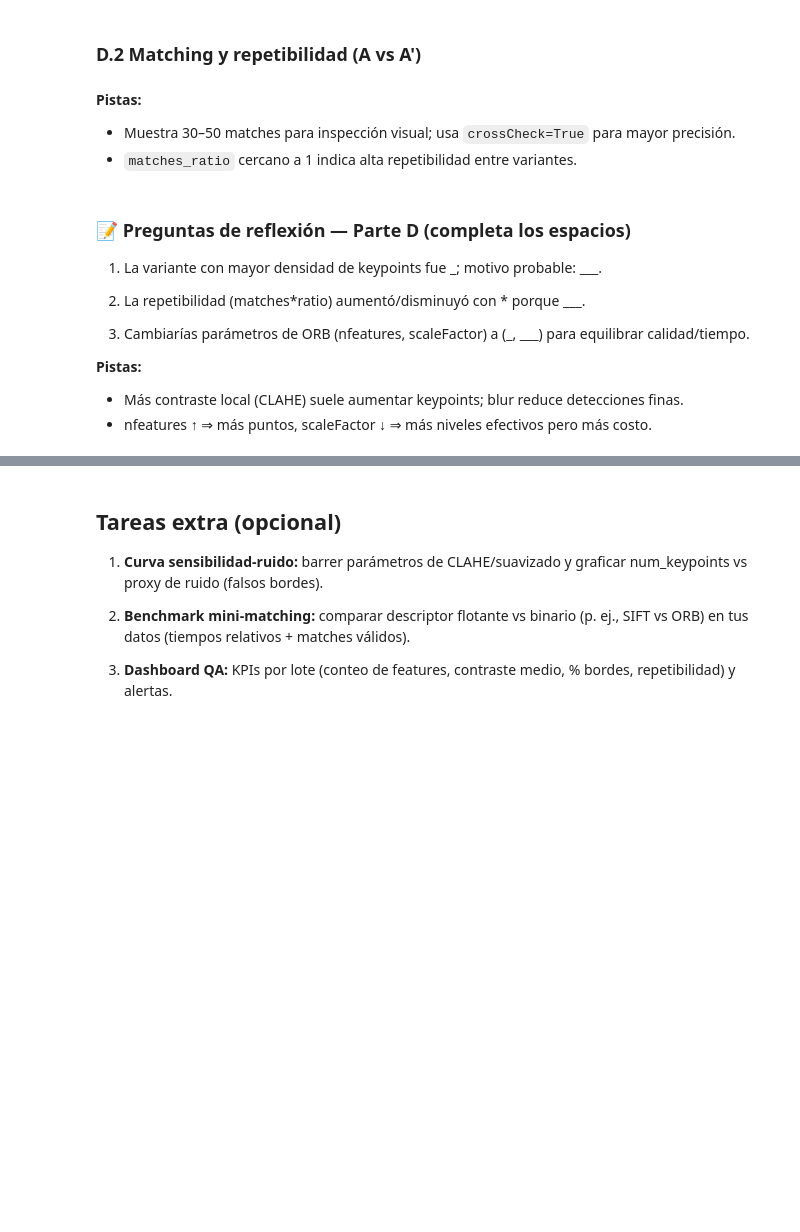
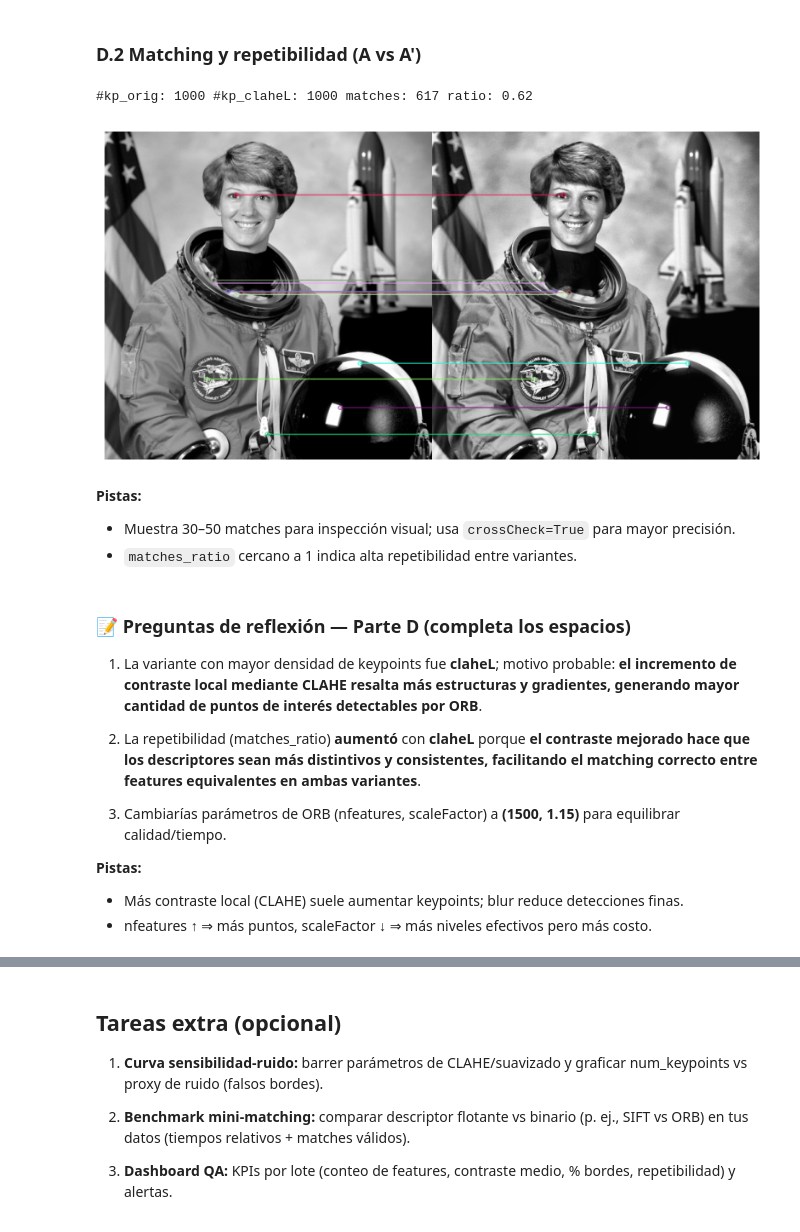
Before and after one commit to chihiroarias/Ingenieria-de-datos, a Jupyter notebook: Practicos/Practico_13.ipynb, the cells around one changed output, grey strips where cells are left out. Saved outputs shown, nothing was run; the diff lists cells and outputs as text; code cells hidden in the pictures; blank space fills up the shorter version.

```diff
--- a/Practicos/Practico_13.ipynb
+++ b/Practicos/Practico_13.ipynb
@@ -260,7 +294,7 @@ variants = {
 }
 
 # ORB (rápido, binario)
-orb = cv2.ORB_create(nfeatures=____, scaleFactor=____, nlevels=____)
+orb = cv2.ORB_create(nfeatures=1000, scaleFactor=1.2, nlevels=8)
 
 kp_stats = []
 overlay_examples = []
@@ -287,17 +328,20 @@ plt.tight_layout(); plt.show()
 # %%
 # Emparejar orig vs claheL con ORB
 kp1, des1 = orb.detectAndCompute(variants["orig"], None)
 kp2, des2 = orb.detectAndCompute(variants["claheL"], None)
 
 bf = cv2.BFMatcher(cv2.NORM_HAMMING, crossCheck=True)
 matches = bf.match(des1, des2) if (des1 is not None and des2 is not None) else []
 matches = sorted(matches, key=lambda m: m.distance)
 
 matches_ratio = (len(matches) / max(1, min(len(kp1), len(kp2)))) if (len(kp1) and len(kp2)) else 0.0
 print("#kp_orig:", len(kp1), "#kp_claheL:", len(kp2), "matches:", len(matches), "ratio:", round(matches_ratio,2))
 
-img_match = cv2.drawMatches(variants["orig"], kp1, variants["claheL"], kp2, matches[:____], None, flags=2)
+img_match = cv2.drawMatches(variants["orig"], kp1, variants["claheL"], kp2, matches[:10], None, flags=2)
 plt.figure(figsize=(12,5)); plt.imshow(img_match, cmap="gray"); plt.axis("off"); plt.show()
+# %% [output]
+#kp_orig: 1000 #kp_claheL: 1000 matches: 617 ratio: 0.62
+[figure, added]
 # %% [markdown]
 **Pistas:**
 
@@ -306,11 +350,11 @@ plt.figure(figsize=(12,5)); plt.imshow(img_match, cmap="gray"); plt.axis("off");
 # %% [markdown]
 ### 📝 Preguntas de reflexión — Parte D (completa los espacios)
 
-1. La variante con mayor densidad de keypoints fue \_; motivo probable: \_\_\_.
+1. La variante con mayor densidad de keypoints fue **claheL**; motivo probable: **el incremento de contraste local mediante CLAHE resalta más estructuras y gradientes, generando mayor cantidad de puntos de interés detectables por ORB**.
 
-2. La repetibilidad (matches*ratio) aumentó/disminuyó con * porque \_\_\_.
+2. La repetibilidad (matches_ratio) **aumentó** con **claheL** porque **el contraste mejorado hace que los descriptores sean más distintivos y consistentes, facilitando el matching correcto entre features equivalentes en ambas variantes**.
 
-3. Cambiarías parámetros de ORB (nfeatures, scaleFactor) a (\_, \_\_\_) para equilibrar calidad/tiempo.
+3. Cambiarías parámetros de ORB (nfeatures, scaleFactor) a **(1500, 1.15)** para equilibrar calidad/tiempo.
 
 **Pistas:**
 
```
Also changed, not shown: parts of 24 cells of this notebook, 7 other files.
